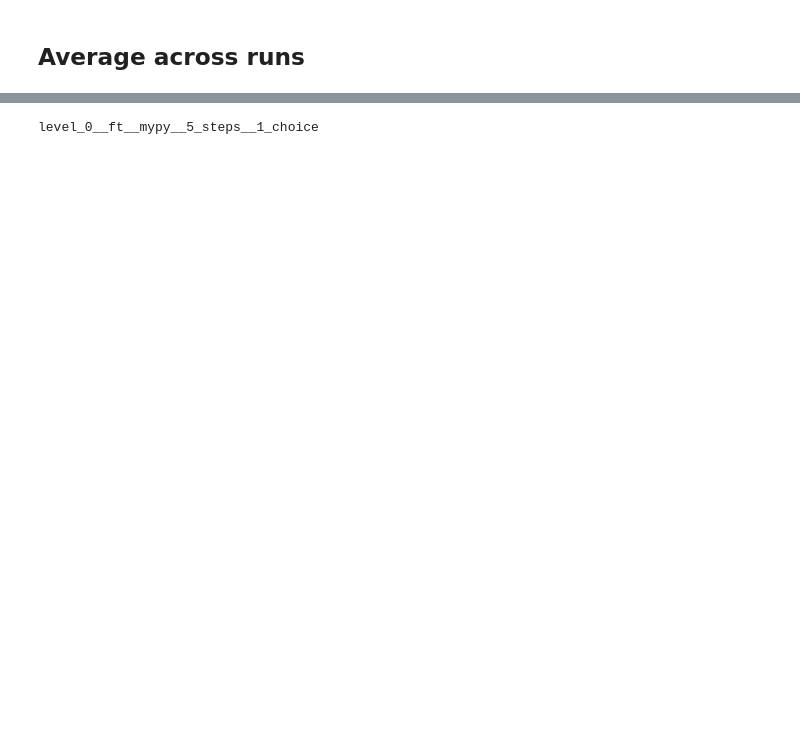
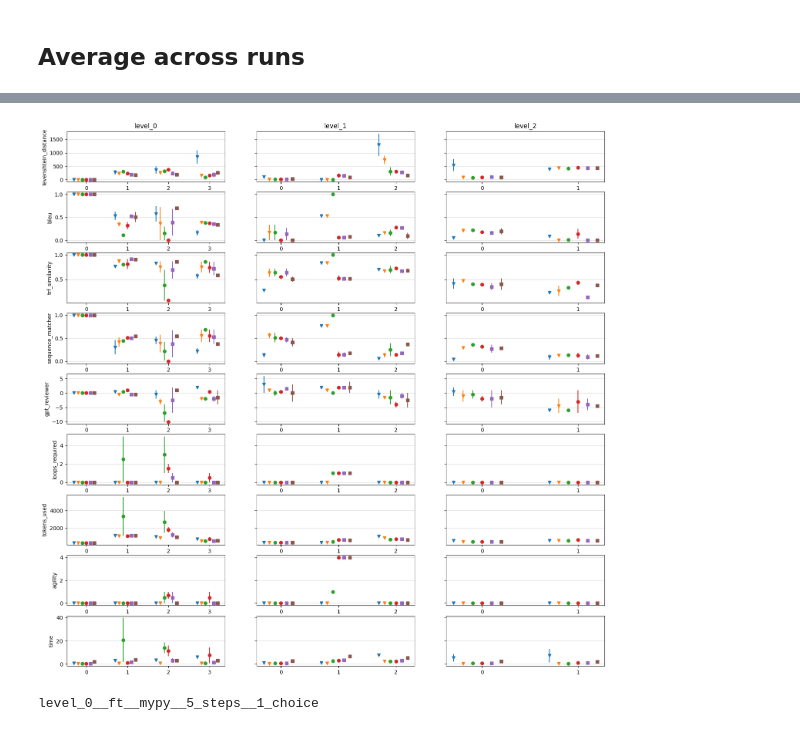
Before and after one commit to pvs-hd-tea/23ws-LLMcoder, a Jupyter notebook: experimental/evaluation.ipynb, the cells around one changed output, grey strips where cells are left out. Saved outputs shown, nothing was run; the diff lists cells and outputs as text; code cells hidden in the pictures; blank space fills up the shorter version.

Commit message:
Plot metrics

```diff
--- a/experimental/evaluation.ipynb
+++ b/experimental/evaluation.ipynb
@@ -82,0 +95,5 @@ metrics_dict[k]['mean'].apply(lambda x: x.round(3))
+# %%
+metric_names = list(metrics_dict_levels['level_0']['level_0__ft__mypy__5_steps__1_choice']['mean'].columns)
+# %%
+for config_name in config_name_list:
+    print(config_name)
@@ -83,3 +119,45 @@ metrics_dict[k]['mean'].apply(lambda x: x.round(3))
+# %%
+def sorted_config_names(level):
+    return [
+        f"level_{level}__gpt-3.5__no_analyzers__1_step",
+        f"level_{level}__ft__no_analyzers__1_step",
+        f"level_{level}__ft__mypy__5_steps__1_choice",
+        f"level_{level}__ft__mypy_signature_5_steps__1_choice",
+        f"level_{level}__ft__mypy_signature_5_steps__3_choices",
+        f"level_{level}__ft__mypy_signature_gptscore_5_steps__3_choices",
+    ]
+# %%
+fig, axes = plt.subplots(len(metric_names), 3, figsize=(18, len(metric_names)*2), sharey='row')
+
+for i, (metric, ax_row) in enumerate(zip(metric_names, axes)):
+    for level, ax in enumerate(ax_row):
+        for c, config_name in enumerate(sorted_config_names(level)):
+            metrics = metrics_dict_levels[f'level_{level}'][config_name]
+
+            x = metrics['mean'].index + 0.1 * (c - len(sorted_config_names(level)) / 2)
+            y = metrics['mean'][metric]
+            yerr = metrics['std'][metric]
+
+            if '3_choice' in config_name:
+                fmt = 's'
+            elif '1_step' in config_name:
+                fmt = 'v'
+            else:
+                fmt = 'o'
+
+            ax.errorbar(x, y, yerr=yerr, fmt=fmt, label=config_name)
+
+            ax.set_xticks(metrics['mean'].index)
+
+        if i == 0:
+            ax.set_title(f'level_{level}')
+
+        if level == 0:
+            ax.set_ylabel('_'.join(metric.split('_')[:-1]))
+
+        ax.grid(axis='y', alpha=0.5)
+# %% [output]
+[figure, added]
 # %%
 # Create a combined, formatted dataframe with each value formatted as `mean ± std`
 
```
Also changed, not shown: parts of 8 cells of this notebook.
